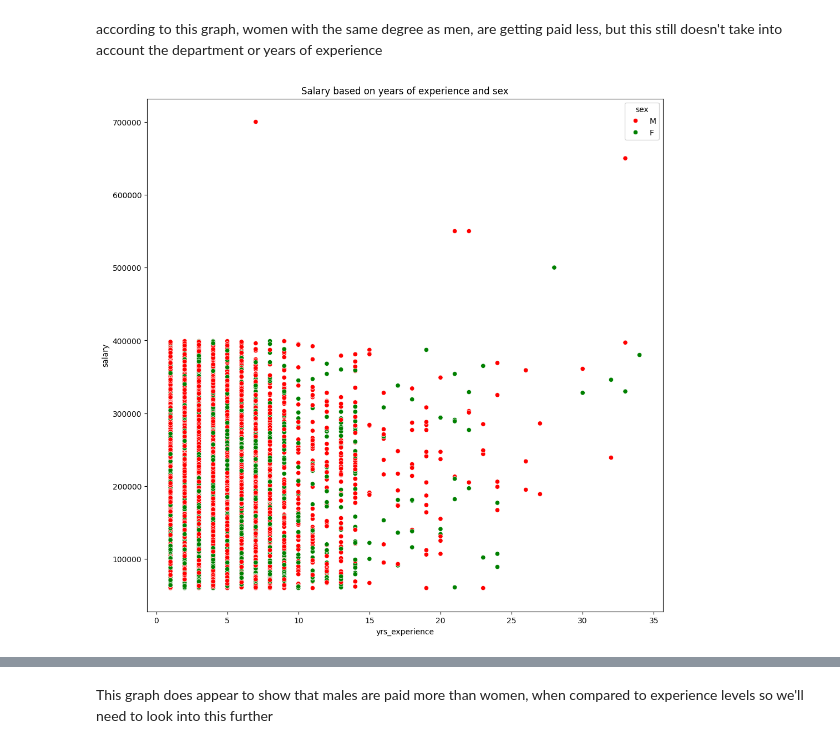
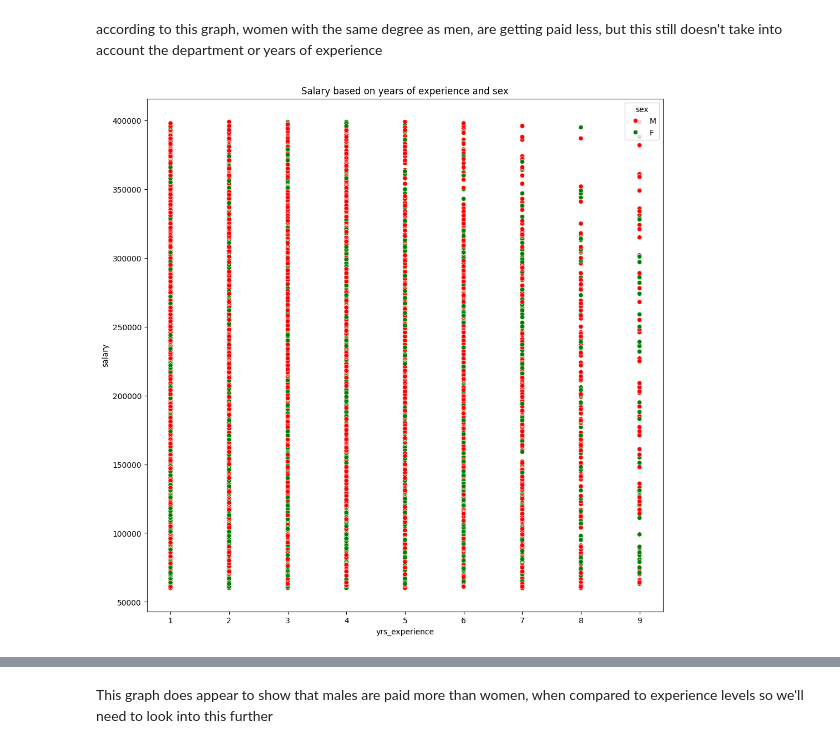
Before and after one commit to breannaparker1991/diversity_analysis, a Jupyter notebook: diversity.ipynb, the cells around one changed output, grey strips where cells are left out. Cells and saved outputs as stored; diff of their text form; code cells hidden in the pictures.

Commit message:
looking into removing outliers, like the ceo

```diff
--- a/diversity.ipynb
+++ b/diversity.ipynb
@@ -216,3 +218,30 @@ sns.barplot(x='dept', y='salary', hue='sex', data=df, palette=color_palette)
 # %% [output]
 <Axes: title={'center': 'Salary Based on Dept and Sex'}, xlabel='dept', ylabel='salary'>
 [figure]
+# %%
+def remove_outliers_iqr(df, factor=1.0):
+    # Select only numeric columns for outlier removal
+    numeric_df = df.select_dtypes(include=[float, int])
+
+    # Calculate Q1 (25th percentile) and Q3 (75th percentile) for each numeric feature
+    Q1 = numeric_df.quantile(0.25)
+    Q3 = numeric_df.quantile(0.75)
+
+    # Calculate IQR (Interquartile Range)
+    IQR = Q3 - Q1
+
+    # Calculate the lower and upper bounds
+    lower_bound = Q1 - 1.5 * IQR
+    upper_bound = Q3 + 1.5 * IQR
+
+    # Filter out the rows where the data is outside the bounds (only for numeric columns)
+    df_no_outliers = df[~((numeric_df < lower_bound)   | (numeric_df > upper_bound)).any(axis=1)]
+
+    return df_no_outliers
+
+# Remove outliers from the entire DataFrame (including 'salary', which should be numeric)
+df_no = remove_outliers_iqr(df, factor=2.0)
+
+# Check the shape of the data before and after removing outliers
+print(f"Original shape: {df.shape}")
+print(f"Shape after removing outliers: {df_no.shape}")
@@ -242,8 +290,8 @@ sns.violinplot(x ="degree_level", y ="salary", data = df, hue = 'sex', palette=c
 according to this graph, women with the same degree as men, are getting paid less, but this still doesn't take into account the department or years of experience
 # %%
 plt.figure(figsize=(12,12))
-sns.scatterplot(x='yrs_experience', y='salary', hue='sex', data=df, palette=color_palette)
+sns.scatterplot(x='yrs_experience', y='salary', hue='sex', data=df_no, palette=color_palette)
 plt.title("Salary based on years of experience and sex")
 plt.show()
 # %% [output]
-[figure, old version]
+[figure, new version]
```
Also changed, not shown: parts of 32 cells of this notebook.
